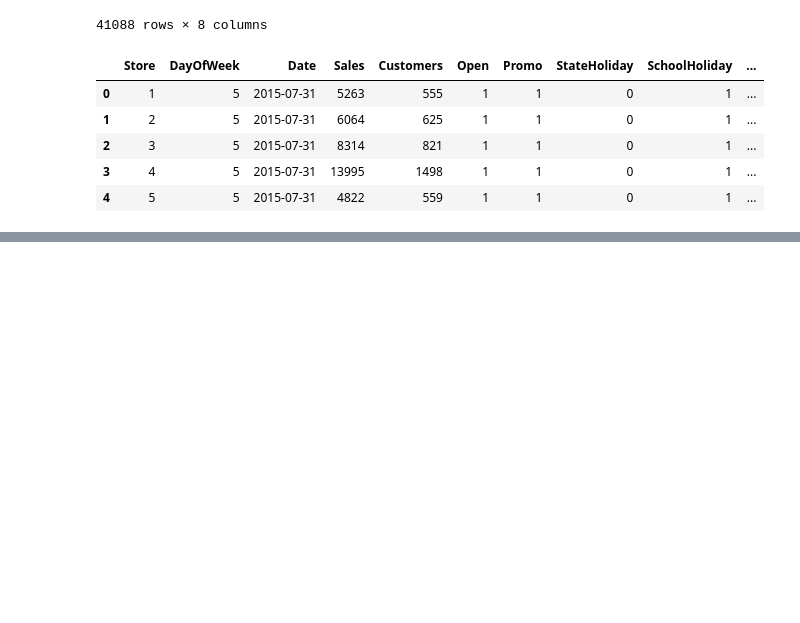
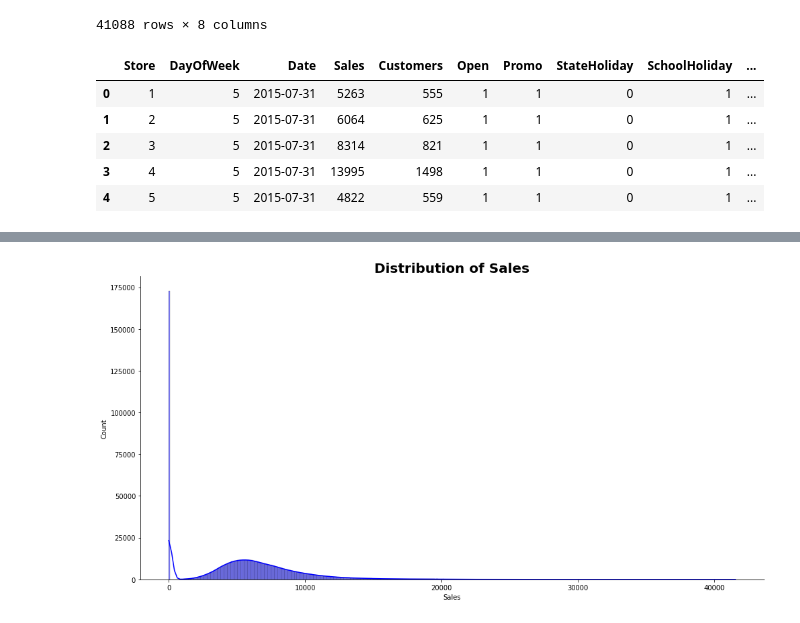
Before and after one commit to tesfayealex/Pharmaceutical-Sales-prediction, a Jupyter notebook: notebooks/EDA.ipynb, the cells around one changed output, grey strips where cells are left out. Drawn from its saved outputs; the diff is of its cells as text; code cells hidden in the pictures; blank space fills up the shorter version.

Commit message:
Draft Plotting of EDA

```diff
--- a/notebooks/EDA.ipynb
+++ b/notebooks/EDA.ipynb
@@ -10,8 +10,9 @@ import random as rd
 import sys
 sys.path.append('../scripts')
 from cleaner import CleanDataFrame
-
+from plotter import Plotter
 cleaner = CleanDataFrame()
+plotter = Plotter()
 # %%
 store_df = pd.read_csv('../data/store.csv')
 store_df.head()
@@ -317,9 +318,10 @@ test_df
 | 41087 | 41088 | 1115 | 6 | 2015-08-01 | 1.0 | 0 | 0 | 1 |
 41088 rows × 8 columns
 # %%
-train_df['Week_Number'] = train_df['Date'].dt.week
+train_df['Week_Number'] = train_df['Date'].dt.isocalendar().week
 train_df['Year'] = train_df['Date'].dt.year
 train_df['Day'] = train_df['Date'].dt.day
+train_df['Month'] = train_df['Date'].dt.month
 train_df['weekday'] = train_df['DayOfWeek'].apply(lambda x: 0 if x >5 else 1)
 train_df['day_of_year'] = train_df['Date'].dt.dayofyear
 train_df.head()
@@ -354,0 +358,3 @@ test_df
+# %%
+train_merged_df = pd.merge(train_df, store_df, how='inner', on='Store')
+train_merged_df.head()
@@ -354,0 +382,4 @@ test_df
+# %%
+plotter.plot_hist(train_merged_df, 'Sales', 'blue')
+# %% [output]
+[figure, added]
```
Also changed, not shown: parts of 8 cells of this notebook, 1 other file.
